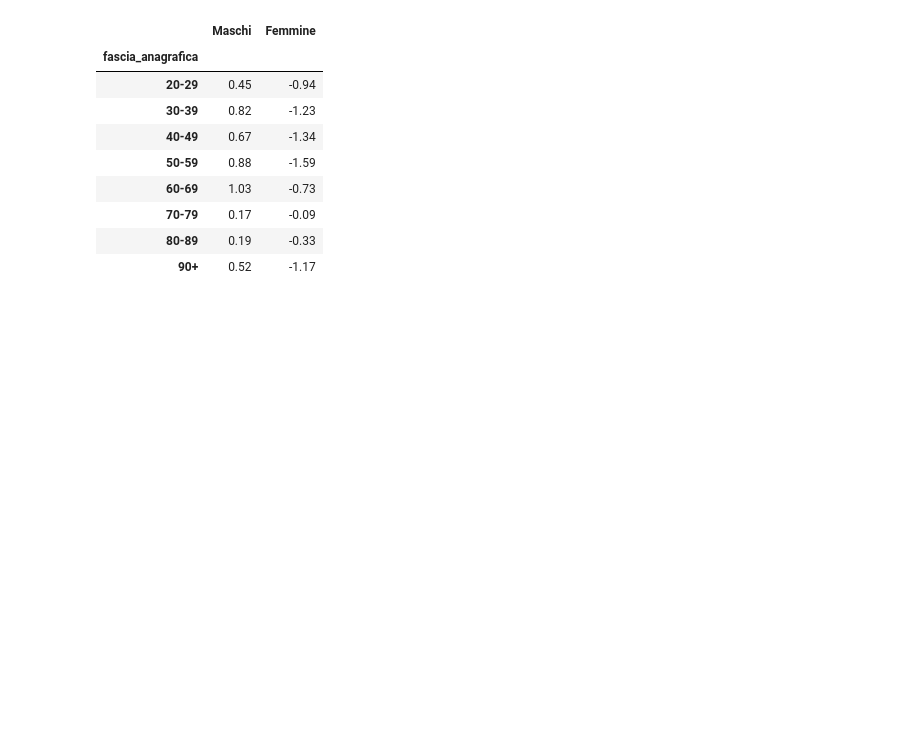
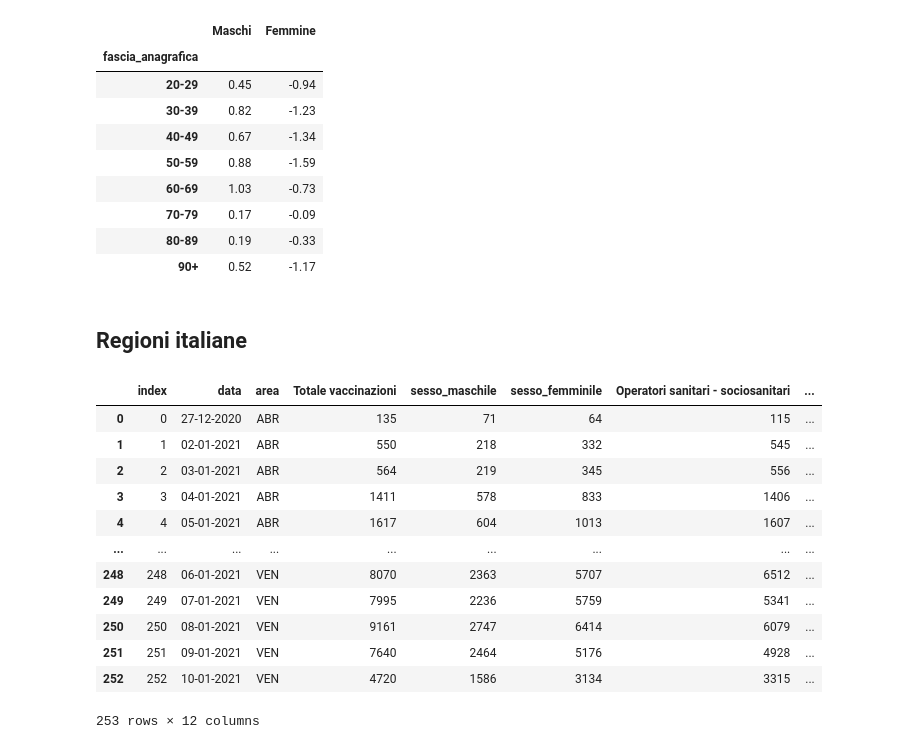
Before and after one commit to vincnardelli/covstat, a Jupyter notebook: covstat_vaccini.ipynb, the cells around one changed output. Drawn from its saved outputs; the diff is of its cells as text; code cells hidden in the pictures; blank space fills up the shorter version.

```diff
--- a/covstat_vaccini.ipynb
+++ b/covstat_vaccini.ipynb
@@ -137,3 +137,52 @@ See the caveats in the documentation: https://pandas.pydata.org/pandas-docs/stab
 | 70-79 | 0.17 | -0.09 |
 | 80-89 | 0.19 | -0.33 |
 | 90+ | 0.52 | -1.17 |
+# %% [markdown]
+## Regioni italiane
+# %%
+popolation_regions = np.array([ 1304970,      559084,        533050,   1947131,   5801692,
+                               4459477,        1215220,5879082, 1550640,
+                               10060574,  1525271,  305617,    4356406, 4029053, 1639591,
+                               4999891,  3729641,       541380,  882015,          125666, 4905854])
+name_regions       = np.array(['Abruzzo','Basilicata','P.A. Bolzano','Calabria','Campania',
+                               'Emilia-Romagna','Friuli Venezia Giulia','Lazio','Liguria',
+                               'Lombardia','Marche','Molise','Piemonte','Puglia','Sardegna',
+                               'Sicilia','Toscana','P.A. Trento','Umbria','Valle d\'Aosta','Veneto'])
+area       = np.array(['ABR','BAS','PAB','CAL','CAM',
+                               'EMR','FVG','LAZ','LIG',
+                               'LOM','MAR','MOL','PIE','PUG','SAR',
+                               'SIC','TOS','PAT','UMB','VDA','VEN'])
+
+popolation = pd.DataFrame([name_regions, popolation_regions, area]).transpose()
+popolation.columns = ['regione', 'popolazione', 'area']
+# %%
+regioni = pd.read_csv("https://raw.githubusercontent.com/italia/covid19-opendata-vaccini/master/dati/somministrazioni-vaccini-summary-latest.csv")
+regioni[regioni['data_somministrazione'] == '2020-12-27']
+regioni = regioni.merge(popolation, on='area')
+
+regioni['Totale vaccinazioni ogni cento abitanti'] = regioni['totale']/regioni['popolazione']*100
+regioni['Totale vaccinazioni ogni cento abitanti'] = round(regioni['Totale vaccinazioni ogni cento abitanti'].astype(float), 4)
+regioni = regioni.rename(columns={'data_somministrazione': 'data',
+                        'totale': 'Totale vaccinazioni',
+                        'categoria_operatori_sanitari_sociosanitari': 'Operatori sanitari - sociosanitari',
+                        'categoria_personale_non_sanitario': 'Personale non sanitario',
+                        'categoria_ospiti_rsa': 'Ospiti RSA',
+                        'regione': 'Regione'})
+regioni.reset_index(inplace=True)
+regioni.data = pd.to_datetime(regioni.data).dt.strftime('%d-%m-%Y')
+regioni.to_csv("regioni.csv")
+regioni
+# %% [output]
+|  | index | data | area | Totale vaccinazioni | sesso_maschile | sesso_femminile | Operatori sanitari - sociosanitari | ... |
+| 0 | 0 | 27-12-2020 | ABR | 135 | 71 | 64 | 115 | ... |
+| 1 | 1 | 02-01-2021 | ABR | 550 | 218 | 332 | 545 | ... |
+| 2 | 2 | 03-01-2021 | ABR | 564 | 219 | 345 | 556 | ... |
+| 3 | 3 | 04-01-2021 | ABR | 1411 | 578 | 833 | 1406 | ... |
+| 4 | 4 | 05-01-2021 | ABR | 1617 | 604 | 1013 | 1607 | ... |
+| ... | ... | ... | ... | ... | ... | ... | ... | ... |
+| 248 | 248 | 06-01-2021 | VEN | 8070 | 2363 | 5707 | 6512 | ... |
+| 249 | 249 | 07-01-2021 | VEN | 7995 | 2236 | 5759 | 5341 | ... |
+| 250 | 250 | 08-01-2021 | VEN | 9161 | 2747 | 6414 | 6079 | ... |
+| 251 | 251 | 09-01-2021 | VEN | 7640 | 2464 | 5176 | 4928 | ... |
+| 252 | 252 | 10-01-2021 | VEN | 4720 | 1586 | 3134 | 3315 | ... |
+253 rows × 12 columns
```
